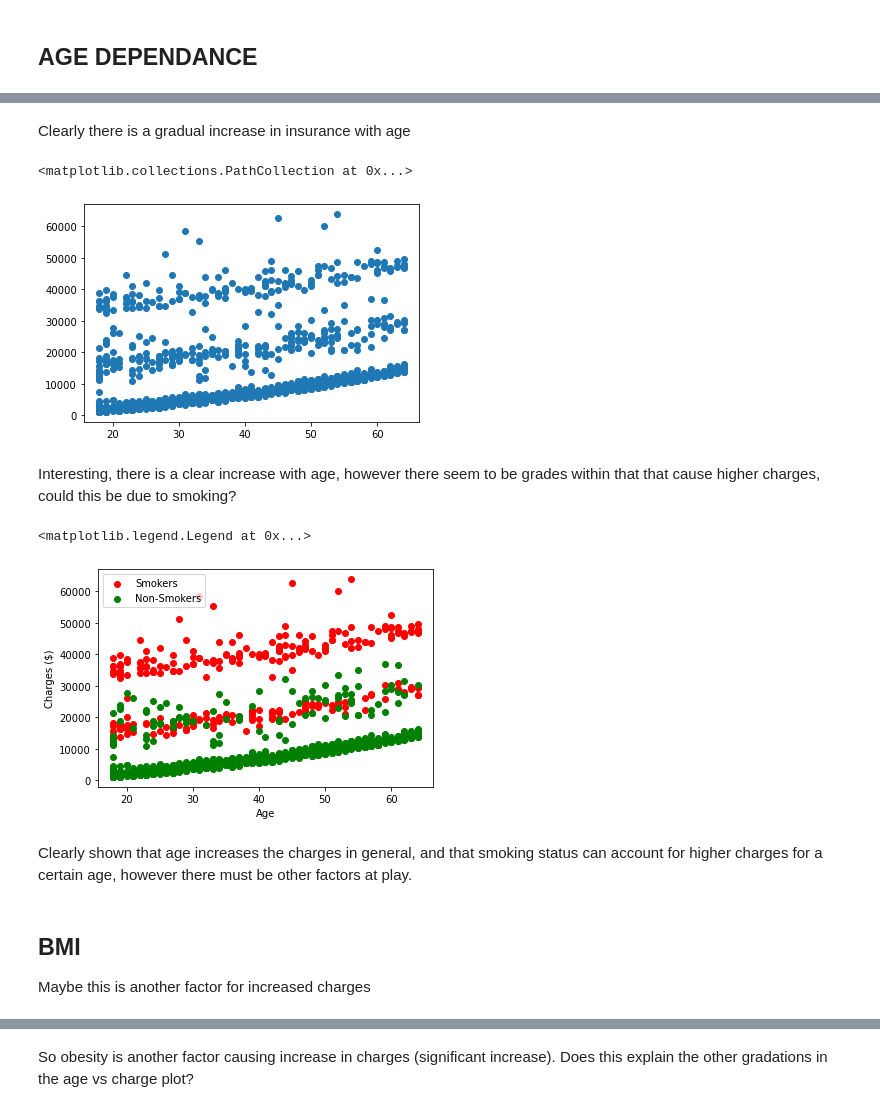
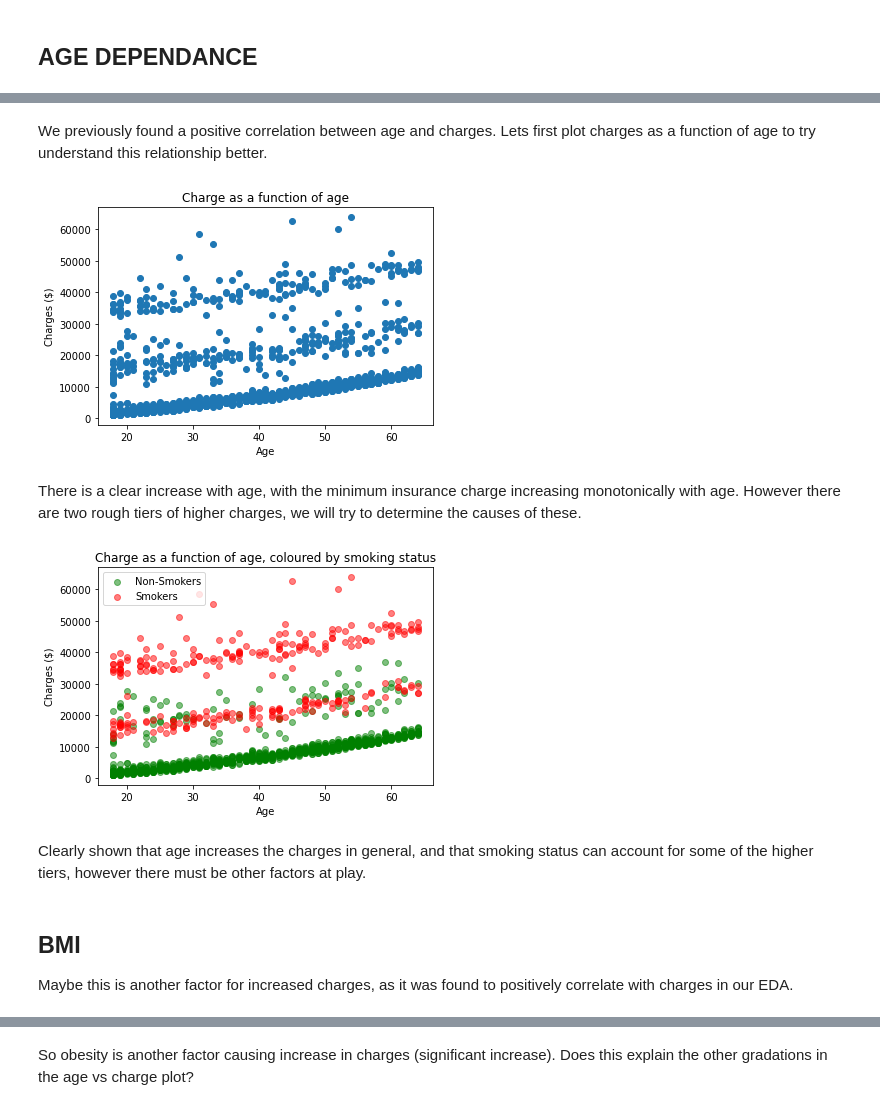
Before and after one commit to beniamp/US_Insurance_Analysis, a Jupyter notebook: us-medical-insurance-costs.ipynb, the cells around one changed output, grey strips where cells are left out. Saved outputs shown, nothing was run; the diff lists cells and outputs as text; code cells hidden in the pictures.

Commit message:
Cleaned up, added clearly analysis, better figures

```diff
--- a/us-medical-insurance-costs.ipynb
+++ b/us-medical-insurance-costs.ipynb
@@ -199,31 +254,35 @@ plt.bar(age_split_labels, age_split)
-# %% [markdown]
-Clearly there is a gradual increase in insurance with age
+# %% [markdown]
+We previously found a positive correlation between age and charges. Lets first plot charges as a function of age to try understand this relationship better.
 # %%
 age_vector = df['age'].to_numpy()
 charge_vector = df['charges'].to_numpy()
 plt.scatter(age_vector, charge_vector)
+plt.xlabel('Age')
+plt.ylabel('Charges ($)')
+plt.title('Charge as a function of age')
+plt.show()
 # %% [output]
-<matplotlib.collections.PathCollection at 0x...>
-[figure, old version]
+[figure, new version]
-# %% [markdown]
-Interesting, there is a clear increase with age, however there seem to be grades within that that cause higher charges, could this be due to smoking?
+# %% [markdown]
+There is a clear increase with age, with the minimum insurance charge increasing monotonically with age. However there are two rough tiers of higher charges, we will try to determine the causes of these.
 # %%
 smoking_boolean = df['smoker'] == 'yes'
 nonsmoking_boolean = df['smoker'] == 'no'
-plt.scatter(age_vector[smoking_boolean], charge_vector[smoking_boolean], c= 'red', label='Smokers')
-plt.scatter(age_vector[nonsmoking_boolean], charge_vector[nonsmoking_boolean], c= 'green', label='Non-Smokers')
+plt.scatter(age_vector[nonsmoking_boolean], charge_vector[nonsmoking_boolean], c= 'green', label='Non-Smokers', alpha = 0.5)
+plt.scatter(age_vector[smoking_boolean], charge_vector[smoking_boolean], c= 'red', label='Smokers', alpha = 0.5)
 plt.xlabel('Age')
 plt.ylabel('Charges ($)')
 plt.legend()
+plt.title('Charge as a function of age, coloured by smoking status')
+plt.show()
 # %% [output]
-<matplotlib.legend.Legend at 0x...>
-[figure, old version]
+[figure, new version]
 # %% [markdown]
-Clearly shown that age increases the charges in general, and that smoking status can account for higher charges for a certain age, however there must be other factors at play.
+Clearly shown that age increases the charges in general, and that smoking status can account for some of the higher tiers, however there must be other factors at play.
 # %% [markdown]
 ## BMI
 
-Maybe this is another factor for increased charges
+Maybe this is another factor for increased charges, as it was found to positively correlate with charges in our EDA.
 # %%
 bmis = df['bmi']
 plt.scatter(bmis, charge_vector)
```
Also changed, not shown: parts of 56 cells of this notebook.
